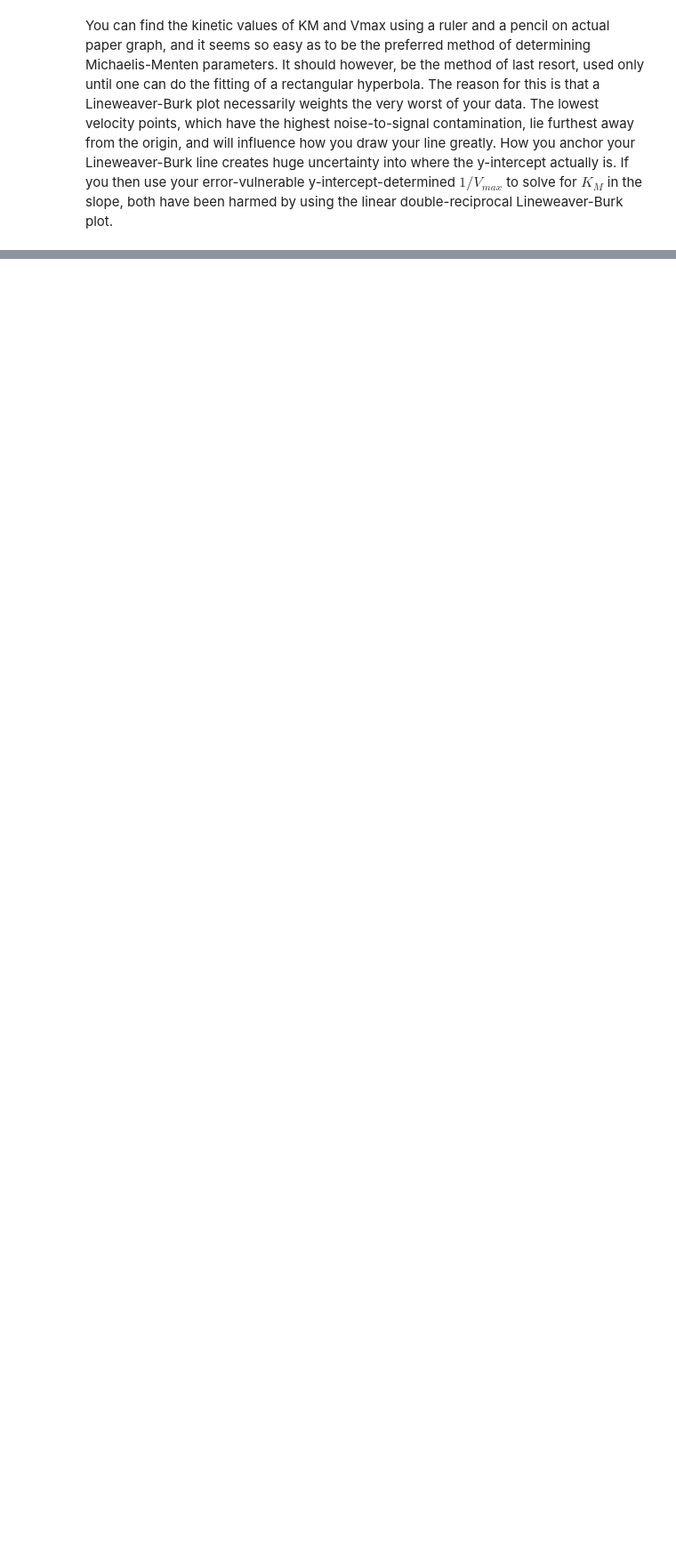
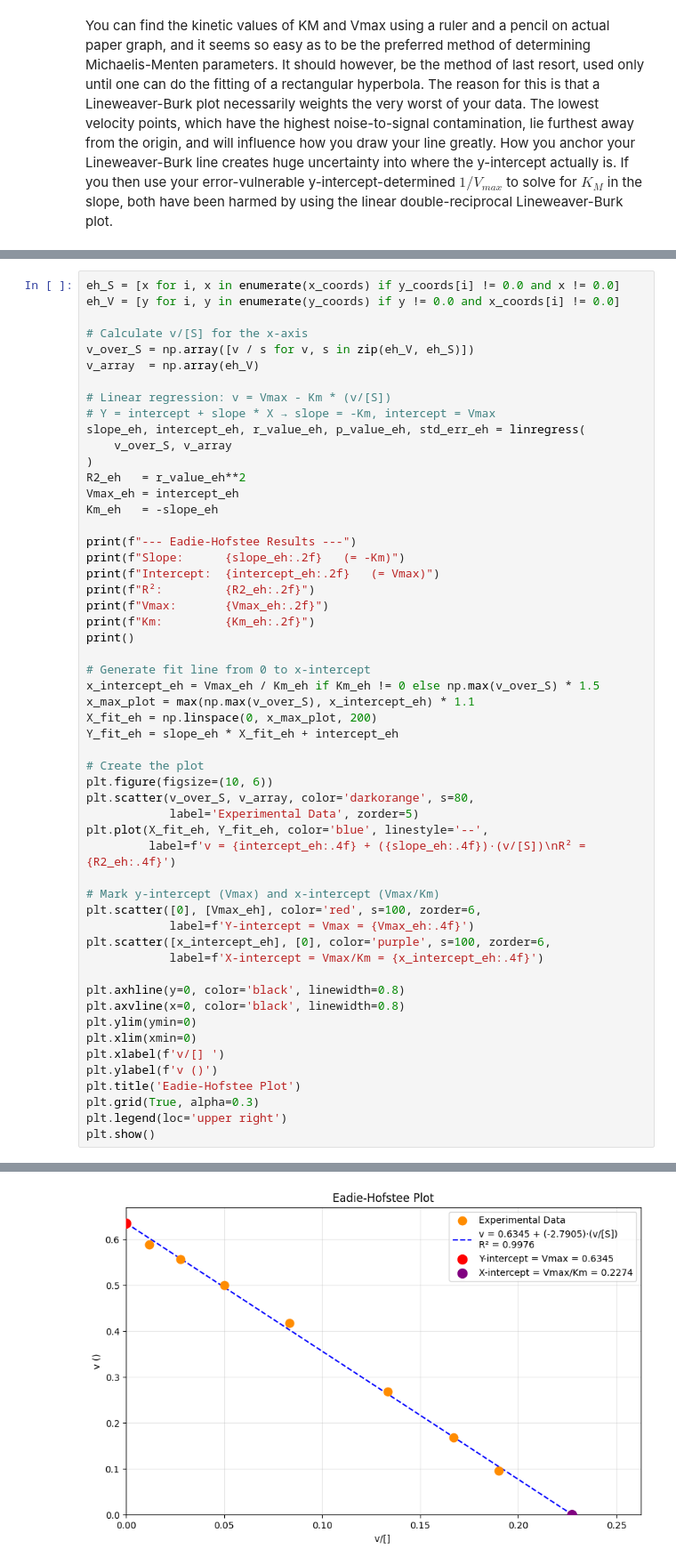
Before and after one commit to codeBMB/google_colabs, a Jupyter notebook: python_colabs/BASIL/EnzymeKineticsV2.ipynb, the cells around one changed output, grey strips where cells are left out. Shown at 89% size. Drawn from its saved outputs; the diff is of its cells as text; blank space fills up the shorter version.

```diff
--- a/python_colabs/BASIL/EnzymeKineticsV2.ipynb
+++ b/python_colabs/BASIL/EnzymeKineticsV2.ipynb
@@ -319,0 +367,55 @@ Km:         2.8870
+# %%
+eh_S = [x for i, x in enumerate(x_coords) if y_coords[i] != 0.0 and x != 0.0]
+eh_V = [y for i, y in enumerate(y_coords) if y != 0.0 and x_coords[i] != 0.0]
+
+# Calculate v/[S] for the x-axis
+v_over_S = np.array([v / s for v, s in zip(eh_V, eh_S)])
+v_array  = np.array(eh_V)
+
+# Linear regression: v = Vmax - Km * (v/[S])
+# Y = intercept + slope * X → slope = -Km, intercept = Vmax
+slope_eh, intercept_eh, r_value_eh, p_value_eh, std_err_eh = linregress(
+    v_over_S, v_array
+)
+R2_eh   = r_value_eh**2
+Vmax_eh = intercept_eh
+Km_eh   = -slope_eh
+
+print(f"--- Eadie-Hofstee Results ---")
+print(f"Slope:      {slope_eh:.2f}   (= -Km)")
+print(f"Intercept:  {intercept_eh:.2f}   (= Vmax)")
+print(f"R²:         {R2_eh:.2f}")
+print(f"Vmax:       {Vmax_eh:.2f}")
+print(f"Km:         {Km_eh:.2f}")
+print()
+
+# Generate fit line from 0 to x-intercept
+x_intercept_eh = Vmax_eh / Km_eh if Km_eh != 0 else np.max(v_over_S) * 1.5
+x_max_plot = max(np.max(v_over_S), x_intercept_eh) * 1.1
+X_fit_eh = np.linspace(0, x_max_plot, 200)
+Y_fit_eh = slope_eh * X_fit_eh + intercept_eh
+
+# Create the plot
+plt.figure(figsize=(10, 6))
+plt.scatter(v_over_S, v_array, color='darkorange', s=80,
+            label='Experimental Data', zorder=5)
+plt.plot(X_fit_eh, Y_fit_eh, color='blue', linestyle='--',
+         label=f'v = {intercept_eh:.4f} + ({slope_eh:.4f})·(v/[S])\nR² = {R2_eh:.4f}')
+
+# Mark y-intercept (Vmax) and x-intercept (Vmax/Km)
+plt.scatter([0], [Vmax_eh], color='red', s=100, zorder=6,
+            label=f'Y-intercept = Vmax = {Vmax_eh:.4f}')
+plt.scatter([x_intercept_eh], [0], color='purple', s=100, zorder=6,
+            label=f'X-intercept = Vmax/Km = {x_intercept_eh:.4f}')
+
+plt.axhline(y=0, color='black', linewidth=0.8)
+plt.axvline(x=0, color='black', linewidth=0.8)
+plt.ylim(ymin=0)
+plt.xlim(xmin=0)
+plt.xlabel(f'v/[] ')
+plt.ylabel(f'v ()')
+plt.title('Eadie-Hofstee Plot')
+plt.grid(True, alpha=0.3)
+plt.legend(loc='upper right')
+plt.show()
+# %% [output]
@@ -319,0 +428 @@ Km:         2.8870
+[figure, added]
```
Also changed, not shown: parts of 13 cells of this notebook.
